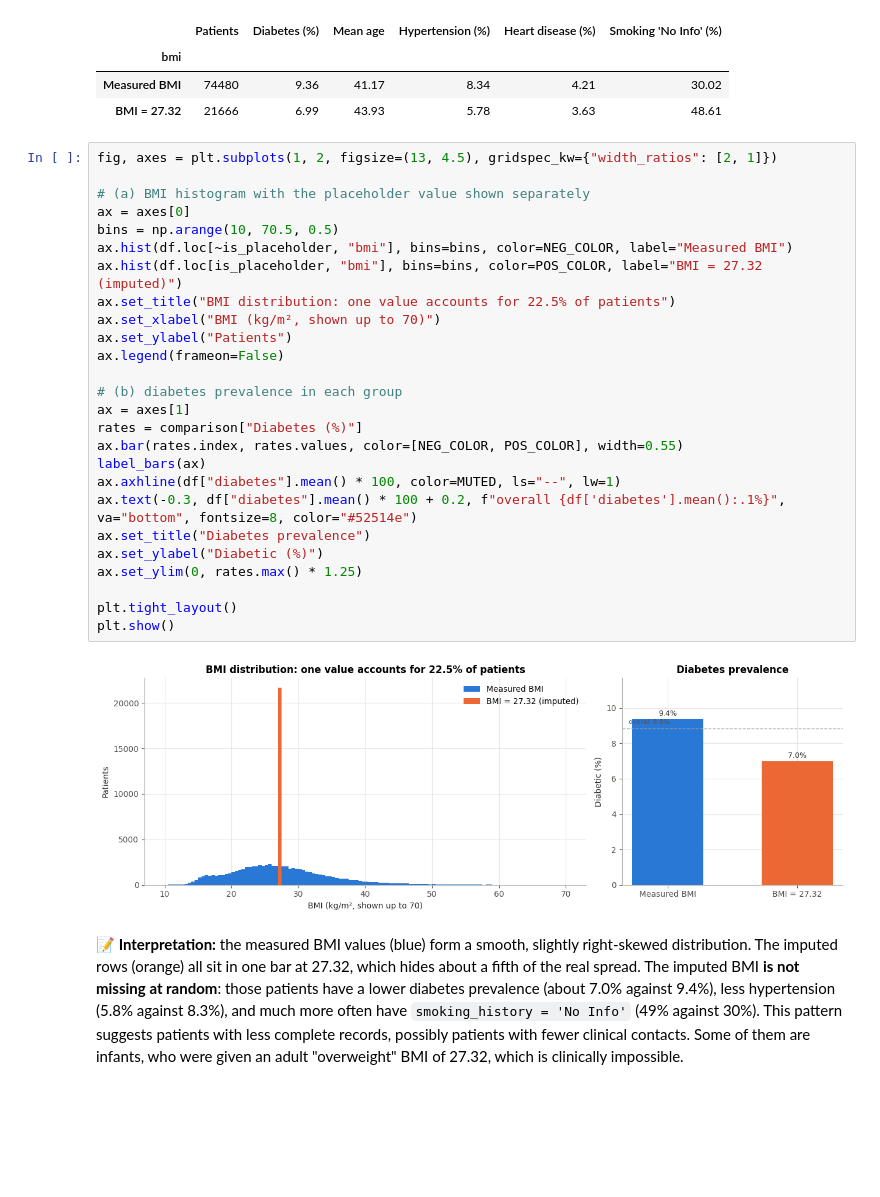
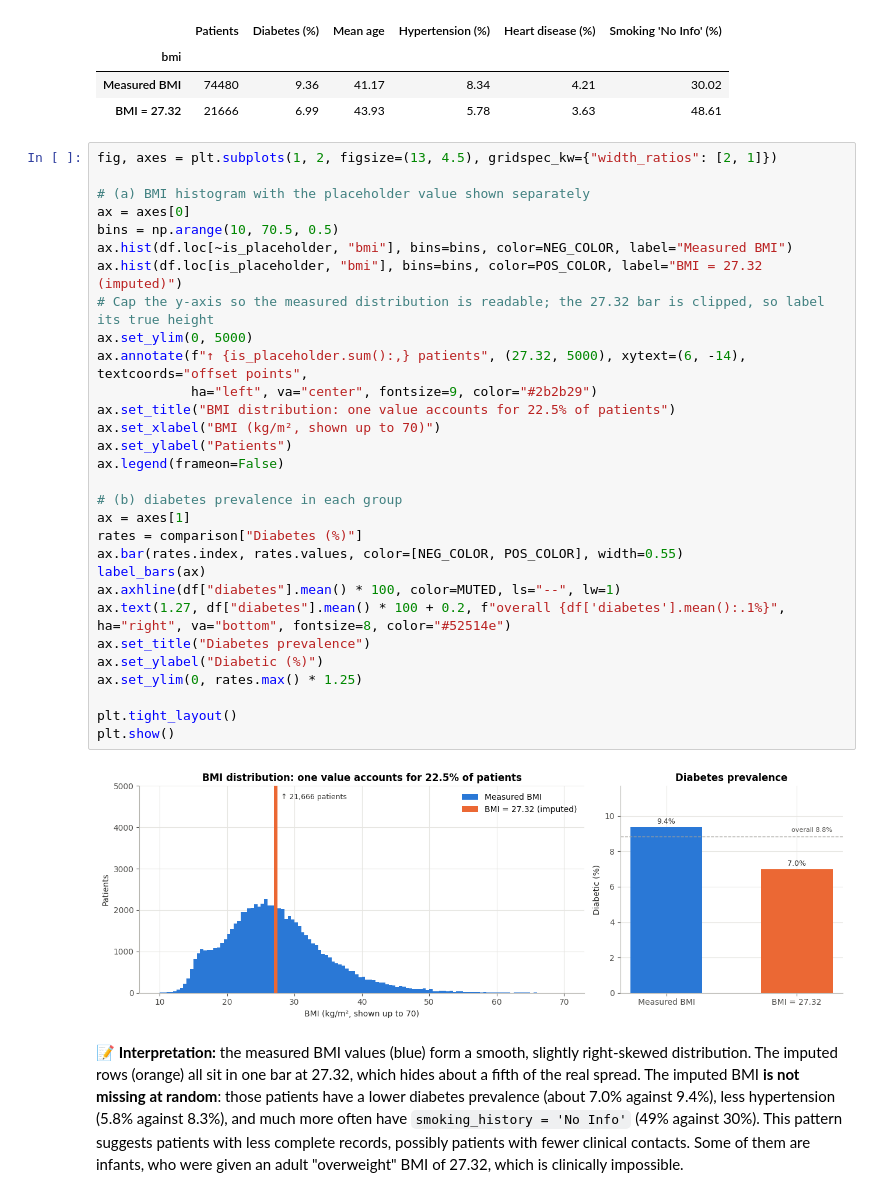
Before and after one commit to Aaminvh/Diabetes-prediction, a Jupyter notebook: Notebook/analysis.ipynb, the cells around one changed output. Drawn from its saved outputs; the diff is of its cells as text; blank space fills up the shorter version.

```diff
--- a/Notebook/analysis.ipynb
+++ b/Notebook/analysis.ipynb
@@ -461,31 +461,35 @@ comparison
 # %%
 fig, axes = plt.subplots(1, 2, figsize=(13, 4.5), gridspec_kw={"width_ratios": [2, 1]})
 
 # (a) BMI histogram with the placeholder value shown separately
 ax = axes[0]
 bins = np.arange(10, 70.5, 0.5)
 ax.hist(df.loc[~is_placeholder, "bmi"], bins=bins, color=NEG_COLOR, label="Measured BMI")
 ax.hist(df.loc[is_placeholder, "bmi"], bins=bins, color=POS_COLOR, label="BMI = 27.32 (imputed)")
+# Cap the y-axis so the measured distribution is readable; the 27.32 bar is clipped, so label its true height
+ax.set_ylim(0, 5000)
+ax.annotate(f"↑ {is_placeholder.sum():,} patients", (27.32, 5000), xytext=(6, -14), textcoords="offset points",
+            ha="left", va="center", fontsize=9, color="#2b2b29")
 ax.set_title("BMI distribution: one value accounts for 22.5% of patients")
 ax.set_xlabel("BMI (kg/m², shown up to 70)")
 ax.set_ylabel("Patients")
 ax.legend(frameon=False)
 
 # (b) diabetes prevalence in each group
 ax = axes[1]
 rates = comparison["Diabetes (%)"]
 ax.bar(rates.index, rates.values, color=[NEG_COLOR, POS_COLOR], width=0.55)
 label_bars(ax)
 ax.axhline(df["diabetes"].mean() * 100, color=MUTED, ls="--", lw=1)
-ax.text(-0.3, df["diabetes"].mean() * 100 + 0.2, f"overall {df['diabetes'].mean():.1%}", va="bottom", fontsize=8, color="#52514e")
+ax.text(1.27, df["diabetes"].mean() * 100 + 0.2, f"overall {df['diabetes'].mean():.1%}", ha="right", va="bottom", fontsize=8, color="#52514e")
 ax.set_title("Diabetes prevalence")
 ax.set_ylabel("Diabetic (%)")
 ax.set_ylim(0, rates.max() * 1.25)
 
 plt.tight_layout()
 plt.show()
 # %% [output]
-[figure, old version]
+[figure, new version]
 # %% [markdown]
 **📝 Interpretation:** the measured BMI values (blue) form a smooth, slightly right-skewed distribution. The imputed rows (orange) all sit in one bar at 27.32, which hides about a fifth of the real spread. The imputed BMI **is not missing at random**: those patients have a lower diabetes prevalence (about 7.0% against 9.4%), less hypertension (5.8% against 8.3%), and much more often have `smoking_history = 'No Info'` (49% against 30%). This pattern suggests patients with less complete records, possibly patients with fewer clinical contacts. Some of them are infants, who were given an adult "overweight" BMI of 27.32, which is clinically impossible.
 # %% [markdown]
```
Also changed, not shown: parts of 1 cell of this notebook.
